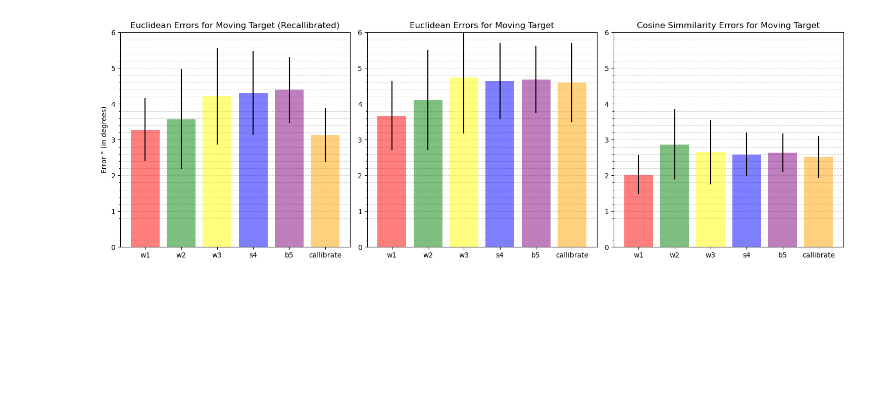
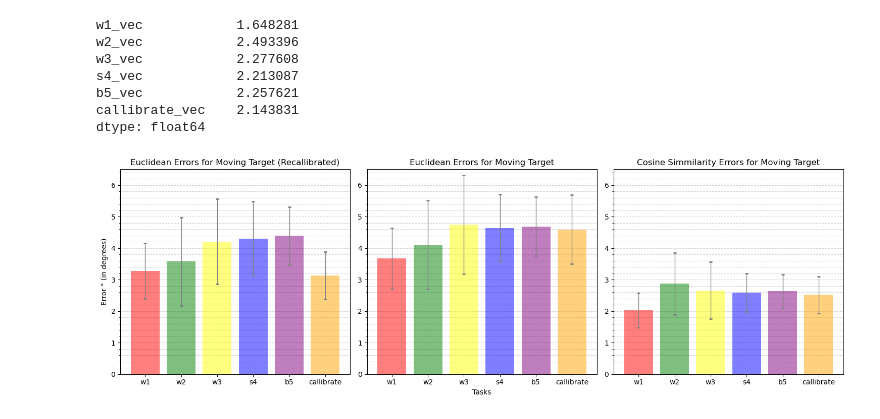
Before and after one commit to SatyamA007/MagicLeap-EyeTracking-data, a Jupyter notebook: recallibrated_data_moving/error_plots.ipynb, the cells around one changed output. Saved outputs shown, nothing was run; the diff lists cells and outputs as text; code cells hidden in the pictures; blank space fills up the shorter version.

```diff
--- a/recallibrated_data_moving/error_plots.ipynb
+++ b/recallibrated_data_moving/error_plots.ipynb
@@ -12,11 +11,6 @@ error_df_path = 'error_df.csv'
 
 if not os.path.exists(error_df_path):
     exit()
-# %%
-error_df_path = 'error_df.csv'
-
-if not os.path.exists(error_df_path):
-    exit()
 # %%
 #Plotting means with CI of 95%
 
@@ -44,37 +38,47 @@ df = df[['w1_euc', 'w2_euc', 'w3_euc', 's4_euc', 'b5_euc', 'callibrate_euc']]
 y2vals = df.mean()+np.abs(df.values.min())
 y2_std = df.std()/np.sqrt(df.shape[0])*1.96
 
 
 df = pd.read_csv(error_df_path, index_col=False)
 df = df[['w1_vec', 'w2_vec', 'w3_vec', 's4_vec', 'b5_vec', 'callibrate_vec']]
 y3_std = df.std()/np.sqrt(df.shape[0])*1.96
 y3vals = df.mean()+np.abs(df.values.min())
 
 
 low = min(y1vals)
 high = max(y1vals)
 labels = [x[:-4] for x in df.columns]
 colors=["red", "green", 'yellow', "blue", "purple", 'orange']
 titles = ['Euclidean Errors for Moving Target (Recallibrated)', 'Euclidean Errors for Moving Target', 'Cosine Simmilarity Errors for Moving Target']
 
 fig, axes = plt.subplots(nrows=1, ncols=3, figsize=(15, 5))
-axes[0].bar(xvals, y1vals, yerr=y1_std, align='center', alpha=0.5, color=colors)
-axes[1].bar(xvals, y2vals, yerr=y2_std, align='center', alpha=0.5, color=colors)
-axes[2].bar(xvals, y3vals, yerr=y3_std, align='center', alpha=0.5, color=colors)
+axes[0].bar(xvals, y1vals, yerr=y1_std, align='center', alpha=0.5, color=colors, error_kw=dict(ecolor='gray', lw=1, capsize=2, capthick=2))
+axes[1].bar(xvals, y2vals, yerr=y2_std, align='center', alpha=0.5, color=colors, error_kw=dict(ecolor='gray', lw=1, capsize=2, capthick=2))
+axes[2].bar(xvals, y3vals, yerr=y3_std, align='center', alpha=0.5, color=colors, error_kw=dict(ecolor='gray', lw=1, capsize=2, capthick=2))
 axes[0].set_ylabel('Error ° (in degrees)')
+axes[1].set_xlabel('Tasks')
 
 for index,ax in  enumerate(axes):
     ax.yaxis.set_minor_locator(tck.AutoMinorLocator())
     ax.yaxis.grid(color='lightgray', which='both', linestyle='dashed')
+    ax.set_axisbelow(True)
     plt.sca(ax)
     plt.xticks(range(len(df.columns)), labels)
     plt.title(titles[index])
-    plt.ylim([0, 6])
+    plt.ylim([0, 6.5])
     plt.axhline(y=100, zorder=0)
 
 
 fig.tight_layout()
+df.mean()
 # %% [output]
+w1_vec            1.648281
+w2_vec            2.493396
+w3_vec            2.277608
+s4_vec            2.213087
+b5_vec            2.257621
+callibrate_vec    2.143831
+dtype: float64
-[figure, old version]
+[figure, new version]
 # %%
 df = pd.read_csv(error_df_path, index_col=False)
```
Also changed, not shown: parts of 4 cells of this notebook, 2 other files.
